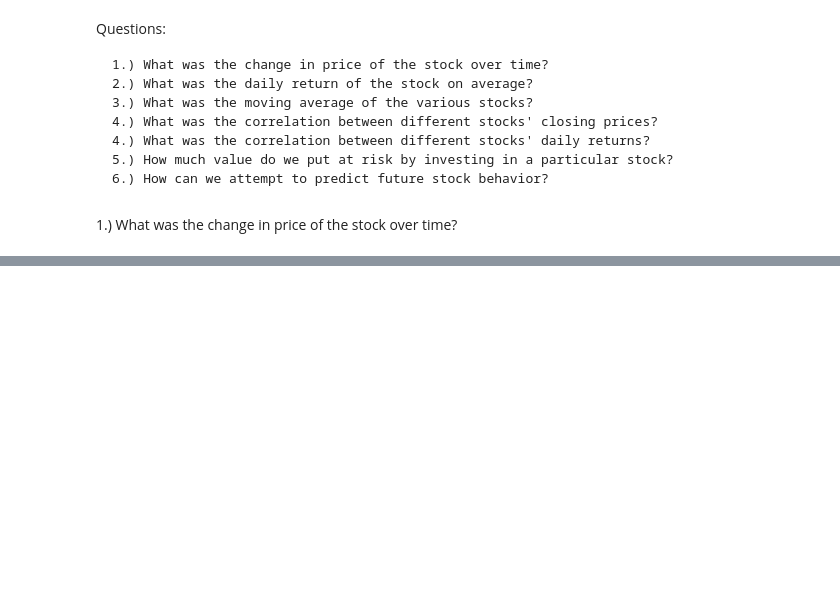
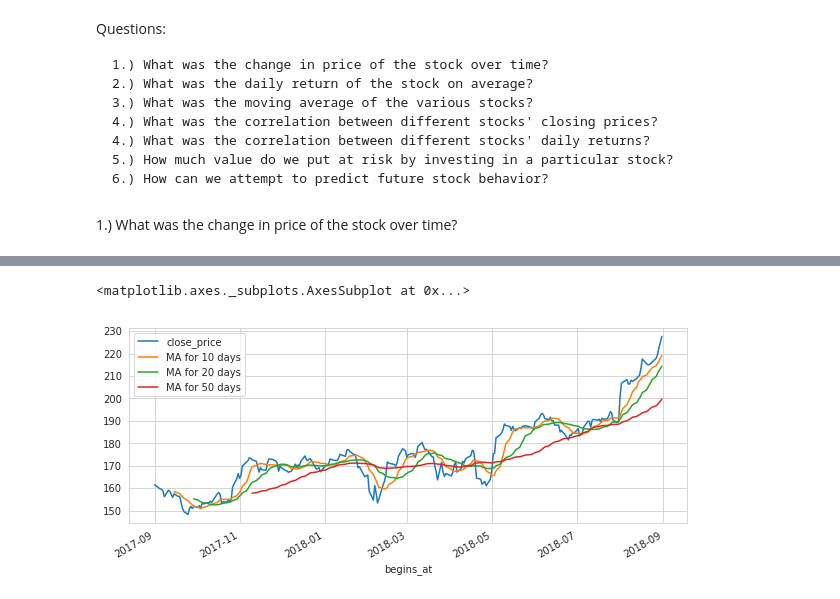
Before and after one commit to easypanda/Udemy, a Jupyter notebook: Python for Data Analysis and visualization/Stock Market Analysis.ipynb, the cells around one changed output, grey strips where cells are left out. Drawn from its saved outputs; the diff is of its cells as text; code cells hidden in the pictures; blank space fills up the shorter version.

```diff
--- a/Python for Data Analysis and visualization/Stock Market Analysis.ipynb
+++ b/Python for Data Analysis and visualization/Stock Market Analysis.ipynb
@@ -52,0 +125,7 @@ TypeError: object of type 'datetime.datetime' has no len()
+# %%
+#Creating a list of the movering average days
+ma_day = [10,20,50]
+
+for ma in ma_day:
+    column_name = "MA for {} days".format(ma)
+    AAPL[column_name]= AAPL['close_price'].rolling(ma).mean()
@@ -52,0 +155,6 @@ TypeError: object of type 'datetime.datetime' has no len()
+# %%
+#Let's plot everything
+AAPL[['close_price','MA for 10 days','MA for 20 days','MA for 50 days']].plot(subplots=False,legend=True,figsize=(10,4))
+# %% [output]
+<matplotlib.axes._subplots.AxesSubplot at 0x...>
+[figure, added]
```
Also changed, not shown: parts of 23 cells of this notebook.
